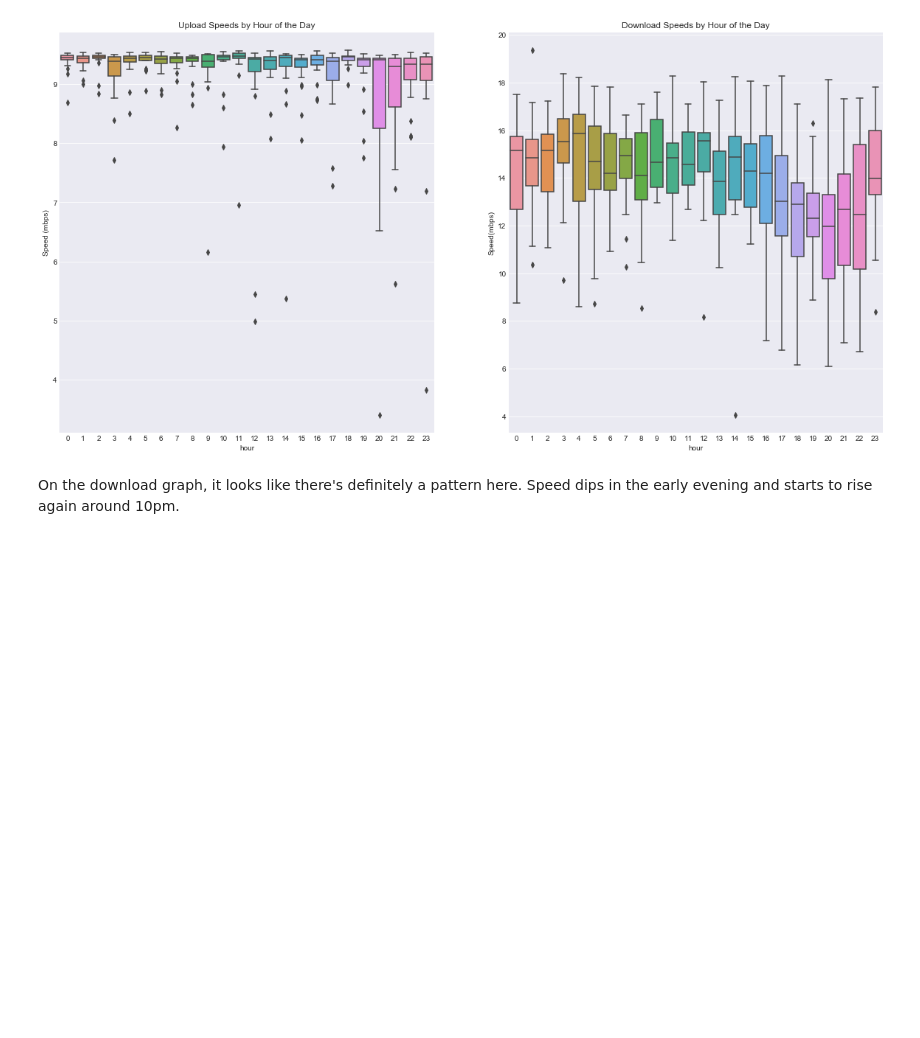
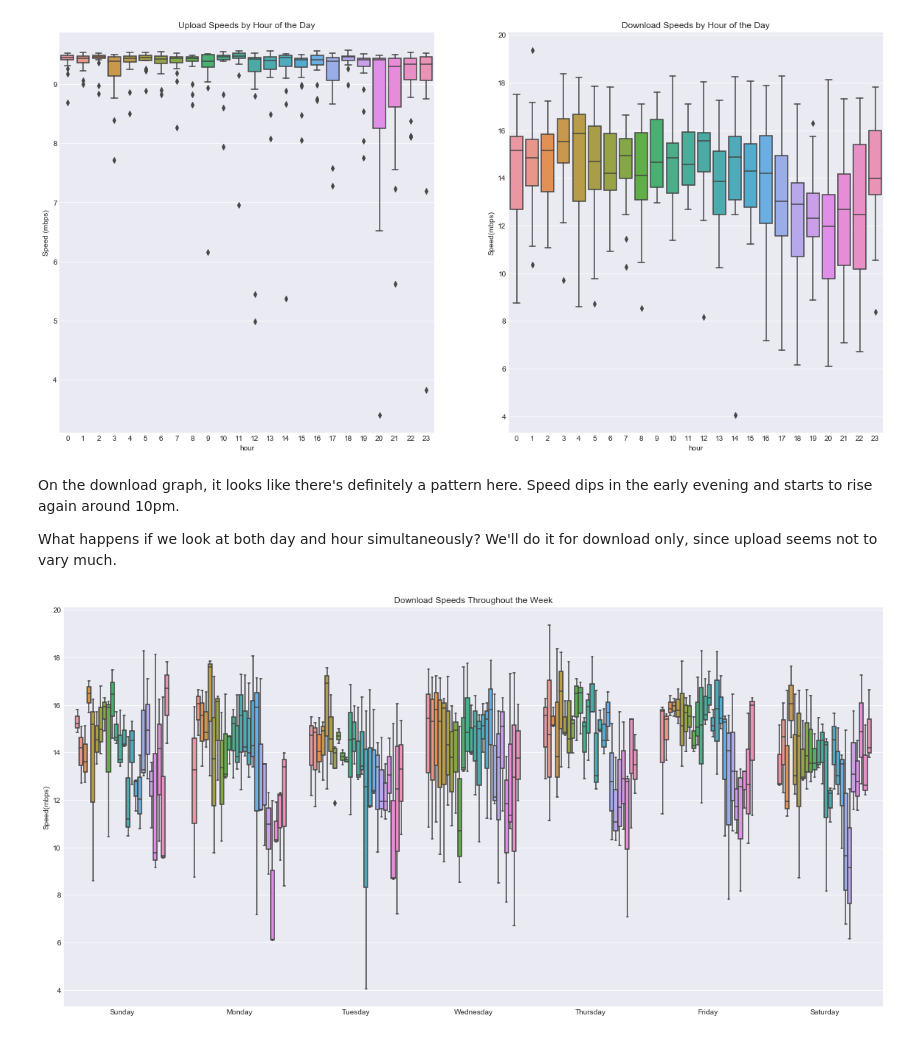
Before and after one commit to eswan18/web_speed_trends, a Jupyter notebook: web_speed_trends.ipynb, the cells around one changed output. Cells and saved outputs as stored; diff of their text form; code cells hidden in the pictures; blank space fills up the shorter version.

```diff
--- a/web_speed_trends.ipynb
+++ b/web_speed_trends.ipynb
@@ -213,3 +214,15 @@ g2.set(title='Download Speeds by Hour of the Day', ylabel='Speed(mbps)');
 [figure]
 # %% [markdown]
 On the download graph, it looks like there's definitely a pattern here. Speed dips in the early evening and starts to rise again around 10pm.
+
+What happens if we look at both day and hour simultaneously? We'll do it for download only, since upload seems not to vary much.
+# %%
+# Create a new column of weekday and hour combined.
+#for data in [up_time_speeds, down_time_speeds]:
+#    data['week_and_hour'] =
+fig, ax = plt.subplots(ncols=1, figsize=(20, 10))
+g = sns.boxplot(x='weekday', y='value', hue='hour', data=down_time_speeds, ax=ax)
+g.set(title='Download Speeds Throughout the Week', xlabel='', ylabel='Speed(mbps)')
+ax.legend().set_visible(False)
+# %% [output]
+[figure, added]
```
Also changed, not shown: parts of 6 cells of this notebook.
